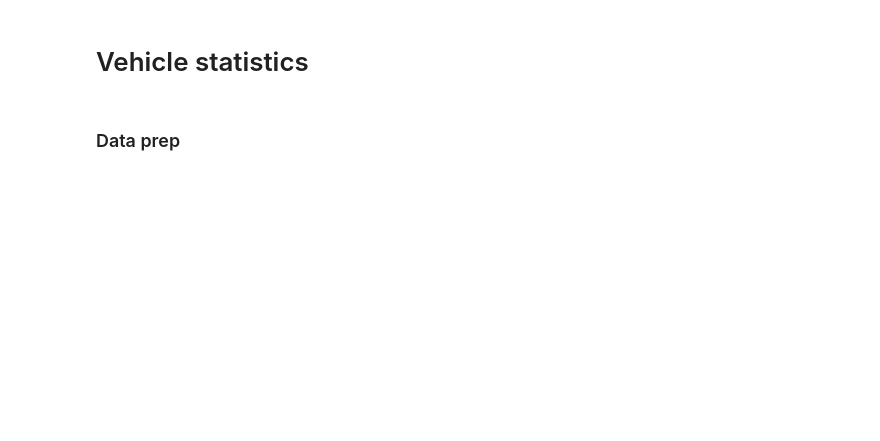
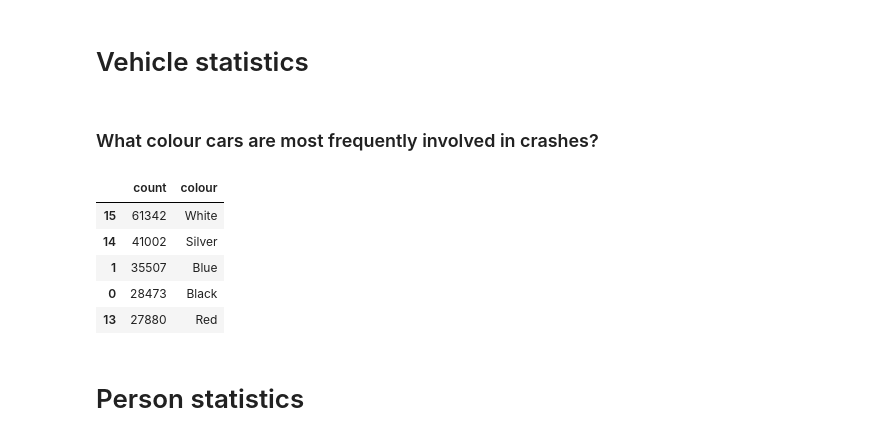
Before and after one commit to jaketclarke/vicroads_accident_analysis, a Jupyter notebook: vic_car_crashes.ipynb, the cells around one changed output. Cells and saved outputs as stored; diff of their text form; code cells hidden in the pictures; blank space fills up the shorter version.

```diff
--- a/vic_car_crashes.ipynb
+++ b/vic_car_crashes.ipynb
@@ -1273,7 +1269,5 @@ py.iplot(figure10, filename='figure10')
 # %% [markdown]
 # Vehicle statistics
-# %% [markdown]
-### Data prep
 # %%
 df_vehicle = pd.read_csv(
     'vicroads_data/ACCIDENT/VEHICLE.csv', # file name and path
@@ -1287,0 +1277,24 @@ df_accident.head(2)
+# %%
+colours = df_vehicle.groupby('VEHICLE_COLOUR_1').size().reset_index(name='count')
+
+df_colour_labels = pd.read_csv(
+    'colours.csv',
+    sep=','
+)
+
+colours = pd.merge(colours, df_colour_labels, on='VEHICLE_COLOUR_1', how='left')
+
+del colours['VEHICLE_COLOUR_1']
+# %% [markdown]
+### What colour cars are most frequently involved in crashes?
+# %%
+colours.sort_values(by='count',ascending=False).head(5)
+# %% [output]
+|  | count | colour |
+| 15 | 61342 | White |
+| 14 | 41002 | Silver |
+| 1 | 35507 | Blue |
+| 0 | 28473 | Black |
+| 13 | 27880 | Red |
+# %% [markdown]
+# Person statistics
```
Also changed, not shown: parts of 11 cells of this notebook.
